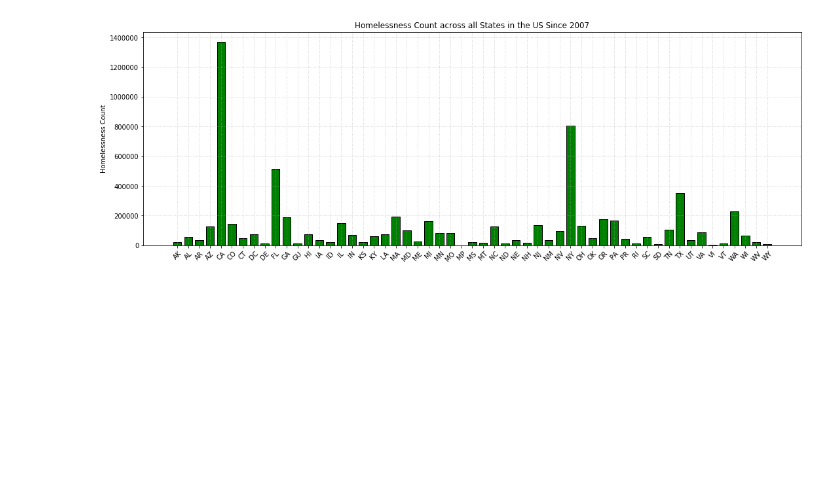
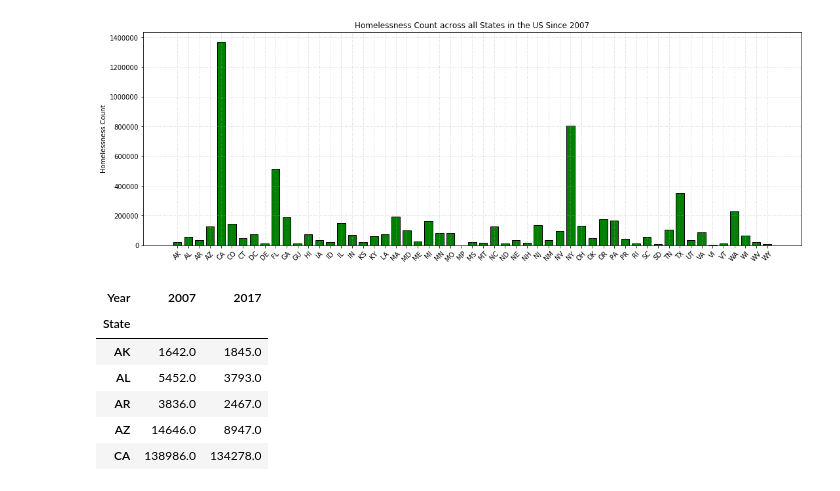
Before and after one commit to jag0717/UCB-Project1, a Jupyter notebook: data/Homeless_Analysis_Jagatha.ipynb, the cells around one changed output. Saved outputs shown, nothing was run; the diff lists cells and outputs as text; code cells hidden in the pictures; blank space fills up the shorter version.

```diff
--- a/data/Homeless_Analysis_Jagatha.ipynb
+++ b/data/Homeless_Analysis_Jagatha.ipynb
@@ -106,3 +107,18 @@ plt.savefig("Homelessness_State_Summary.png")
 plt.show()
 # %% [output]
 [figure]
+# %%
+hud_change_df = hud_consol_df[hud_consol_df["Year"].isin([2007,2017])]
+hud_change_group = hud_change_df.groupby(["Year","State"])["Total Homeless"].sum()
+hud_df = pd.DataFrame(hud_change_group)
+hud_df = hud_df.reset_index()
+hud_df = hud_df.pivot(index='State', columns='Year', values='Total Homeless')
+hud_df.head()
+# %% [output]
+| Year | 2007 | 2017 |
+| State |  |  |
+| AK | 1642.0 | 1845.0 |
+| AL | 5452.0 | 3793.0 |
+| AR | 3836.0 | 2467.0 |
+| AZ | 14646.0 | 8947.0 |
+| CA | 138986.0 | 134278.0 |
```
Also changed, not shown: parts of 2 cells of this notebook.
